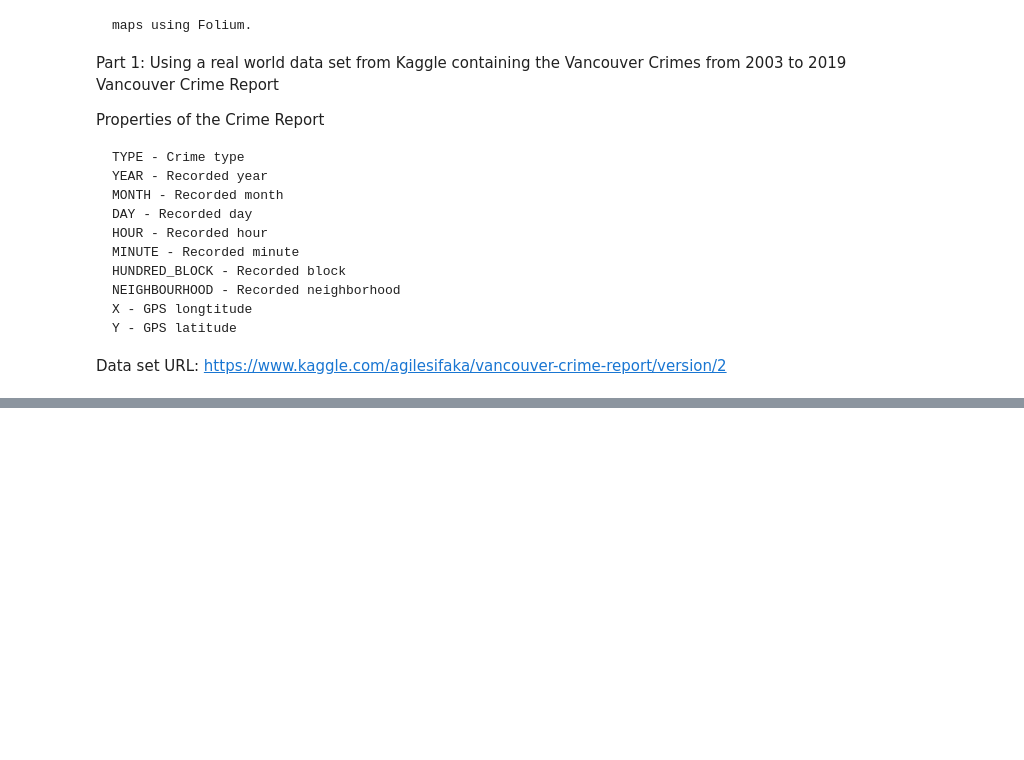
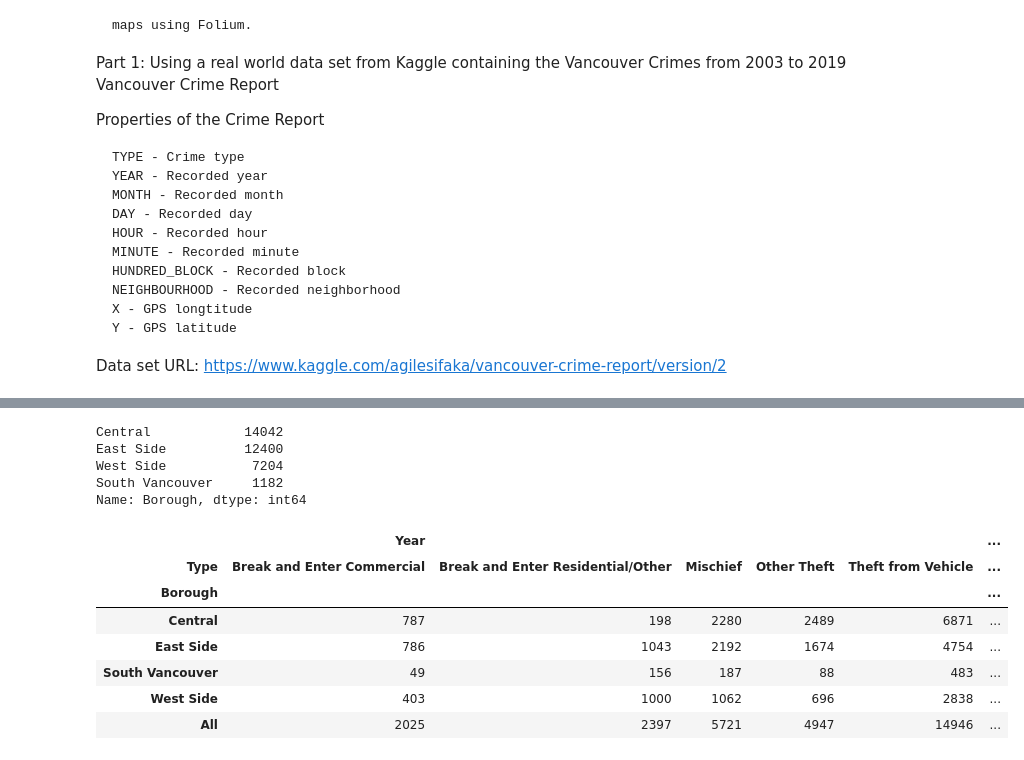
Before and after one commit to shriek73/Segmenting-and-Clustering-Neighborhoods-in-Toronto, a Jupyter notebook: Problem.ipynb, the cells around one changed output, grey strips where cells are left out. Cells and saved outputs as stored; diff of their text form; code cells hidden in the pictures; blank space fills up the shorter version.

```diff
--- a/Problem.ipynb
+++ b/Problem.ipynb
@@ -49,0 +199,27 @@ Data set URL: https://www.kaggle.com/agilesifaka/vancouver-crime-report/version/
+# %%
+vnc_boroughs_crime.dropna(inplace=True)
+vnc_boroughs_crime['Borough'].value_counts()
+# %% [output]
+Central            14042
+East Side          12400
+West Side           7204
+South Vancouver     1182
+Name: Borough, dtype: int64
+# %%
+vnc_crime_cat = pd.pivot_table(vnc_boroughs_crime,
+                               values=['Year'],
+                               index=['Borough'],
+                               columns=['Type'],
+                               aggfunc=len,
+                               fill_value=0,
+                               margins=True)
+vnc_crime_cat
+# %% [output]
+|  | Year |  |  |  |  | ... |
+| Type | Break and Enter Commercial | Break and Enter Residential/Other | Mischief | Other Theft | Theft from Vehicle | ... |
+| Borough |  |  |  |  |  | ... |
+| Central | 787 | 198 | 2280 | 2489 | 6871 | ... |
+| East Side | 786 | 1043 | 2192 | 1674 | 4754 | ... |
+| South Vancouver | 49 | 156 | 187 | 88 | 483 | ... |
+| West Side | 403 | 1000 | 1062 | 696 | 2838 | ... |
+| All | 2025 | 2397 | 5721 | 4947 | 14946 | ... |
```
Also changed, not shown: parts of 13 cells of this notebook.
